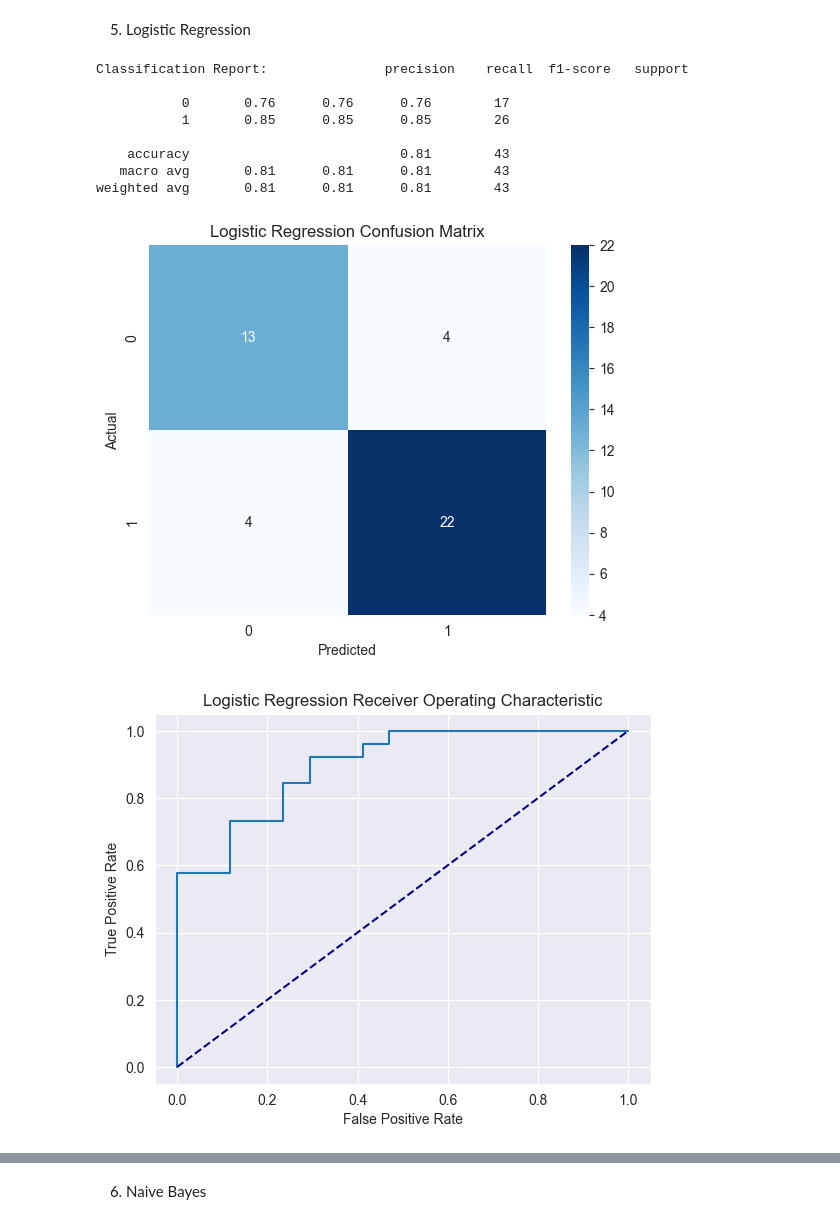
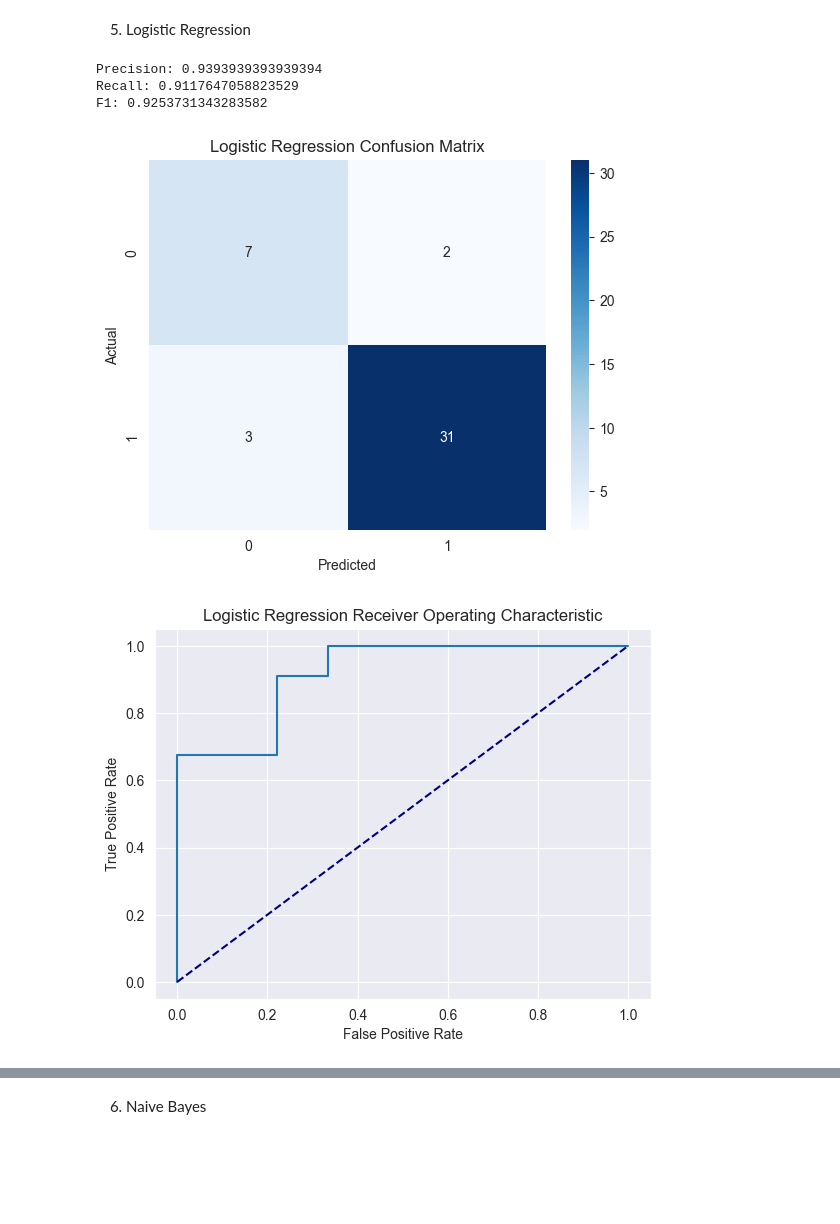
Before and after one commit to MohammadMahdiRazavi/Machine-Learning-Course, a Jupyter notebook: ThirdAssignment/Placement.ipynb, the cells around one changed output, grey strips where cells are left out. Cells and saved outputs as stored; diff of their text form; code cells hidden in the pictures; blank space fills up the shorter version.

```diff
--- a/ThirdAssignment/Placement.ipynb
+++ b/ThirdAssignment/Placement.ipynb
@@ -59,41 +59,44 @@ x_train, x_test, y_train, y_test = train_test_split(x, y, test_size=0.2)
 lg_model = LogisticRegression()
 lg_model.fit(x_train, y_train)
 lg_pred = lg_model.predict(x_test)
 lg_prob = lg_model.predict_proba(x_test)[:, 1]
 
-print("Classification Report:", classification_report(y_test, lg_pred))
+
+precision_lg = precision_score(y_test, lg_pred)
+recall_lg = recall_score(y_test, lg_pred)
+f1_lg = f1_score(y_test, lg_pred)
+
+print('Precision:', precision_lg)
+print('Recall:', recall_lg)
+print('F1:', f1_lg)
+
 
 cm = confusion_matrix(y_test, lg_pred)
 sns.heatmap(cm, annot=True, fmt='d', cmap='Blues')
 plt.title('Logistic Regression Confusion Matrix')
 plt.xlabel('Predicted')
 plt.ylabel('Actual')
 plt.show()
 
 
 fpr, tpr, thresholds = roc_curve(y_test, lg_prob)
 auc = roc_auc_score(y_test, lg_prob)
 plt.plot(fpr, tpr, label='Logistic Regression (AUC = {:.2f})')
 plt.plot([0, 1], [0, 1], color='navy', linestyle='--')
 plt.xlabel('False Positive Rate')
 plt.ylabel('True Positive Rate')
 plt.title('Logistic Regression Receiver Operating Characteristic')
 plt.show()
 
 prec, rec, thr = precision_recall_curve(y_test, lg_prob)
 plt.plot(rec, prec, label='Logistic Regression')
 plt.xlabel('Recall')
 plt.ylabel('Precision')
 plt.title('Logistic Regression Precision-Recall Curve')
 plt.show()
 # %% [output]
-Classification Report:               precision    recall  f1-score   support
-
-           0       0.76      0.76      0.76        17
-           1       0.85      0.85      0.85        26
-
-    accuracy                           0.81        43
-   macro avg       0.81      0.81      0.81        43
-weighted avg       0.81      0.81      0.81        43
+Precision: 0.9393939393939394
+Recall: 0.9117647058823529
+F1: 0.9253731343283582
-[figure, old version]
+[figure, new version]
-[figure, old version]
+[figure, new version]
```
Also changed, not shown: parts of 8 cells of this notebook.
